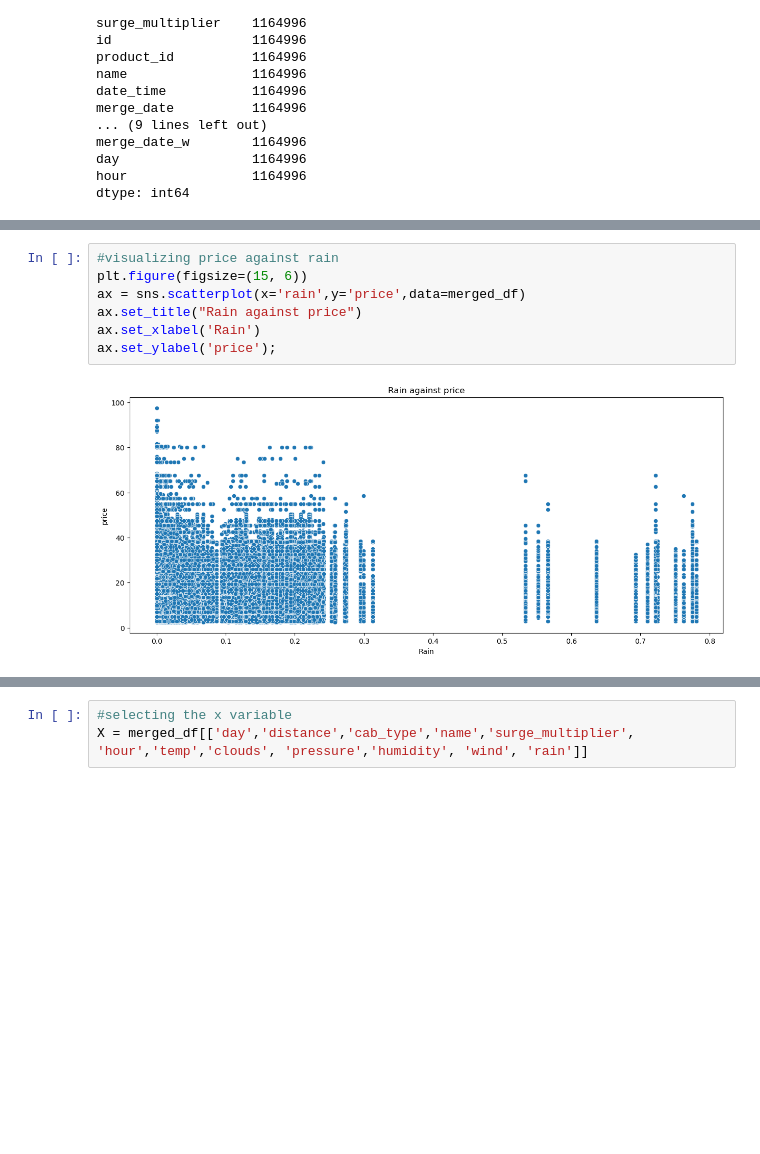
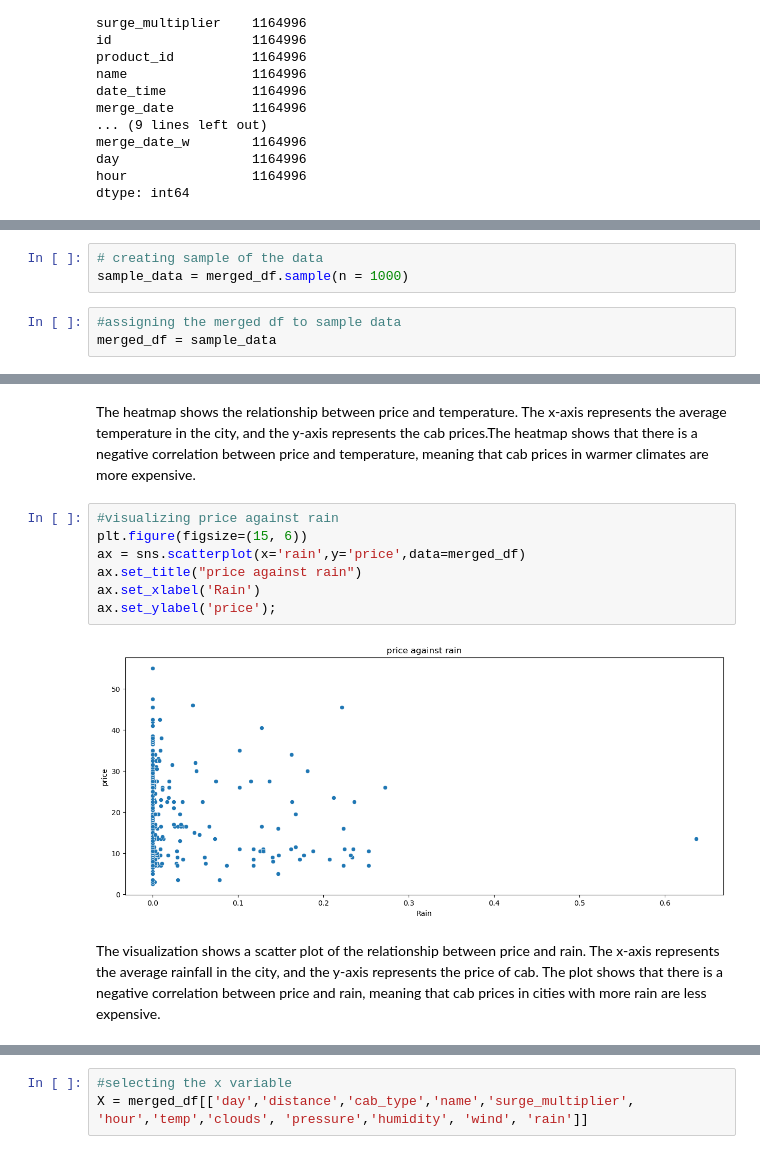
Before and after one commit to martin-ngugi/Group3_project, a Jupyter notebook: index.ipynb, the cells around one changed output, grey strips where cells are left out. Drawn from its saved outputs; the diff is of its cells as text; blank space fills up the shorter version.

```diff
--- a/index.ipynb
+++ b/index.ipynb
@@ -195,0 +217,6 @@ dtype: int64
+# %%
+# creating sample of the data
+sample_data = merged_df.sample(n = 1000)
+# %%
+#assigning the merged df to sample data
+merged_df = sample_data
@@ -221,12 +267,16 @@ sns.heatmap(heatmap_data, vmin=0, vmax=5);
+# %% [markdown]
+The heatmap shows the relationship between price and temperature. The x-axis represents the average temperature in the city, and the y-axis represents the cab prices.The heatmap shows that there is a negative correlation between price and temperature, meaning that cab prices in warmer climates are more expensive.
 # %%
 #visualizing price against rain
 plt.figure(figsize=(15, 6))
 ax = sns.scatterplot(x='rain',y='price',data=merged_df)
-ax.set_title("Rain against price")
+ax.set_title("price against rain")
 ax.set_xlabel('Rain')
 ax.set_ylabel('price');
 # %% [output]
-[figure, old version]
+[figure, new version]
+# %% [markdown]
+The visualization shows a scatter plot of the relationship between price and rain. The x-axis represents the average rainfall in the city, and the y-axis represents the price of cab. The plot shows that there is a negative correlation between price and rain, meaning that cab prices in cities with more rain are less expensive.
 # %%
 #visualizing price against hours
 plt.figure(figsize=(12, 10))
```
Also changed, not shown: parts of 82 cells of this notebook.
